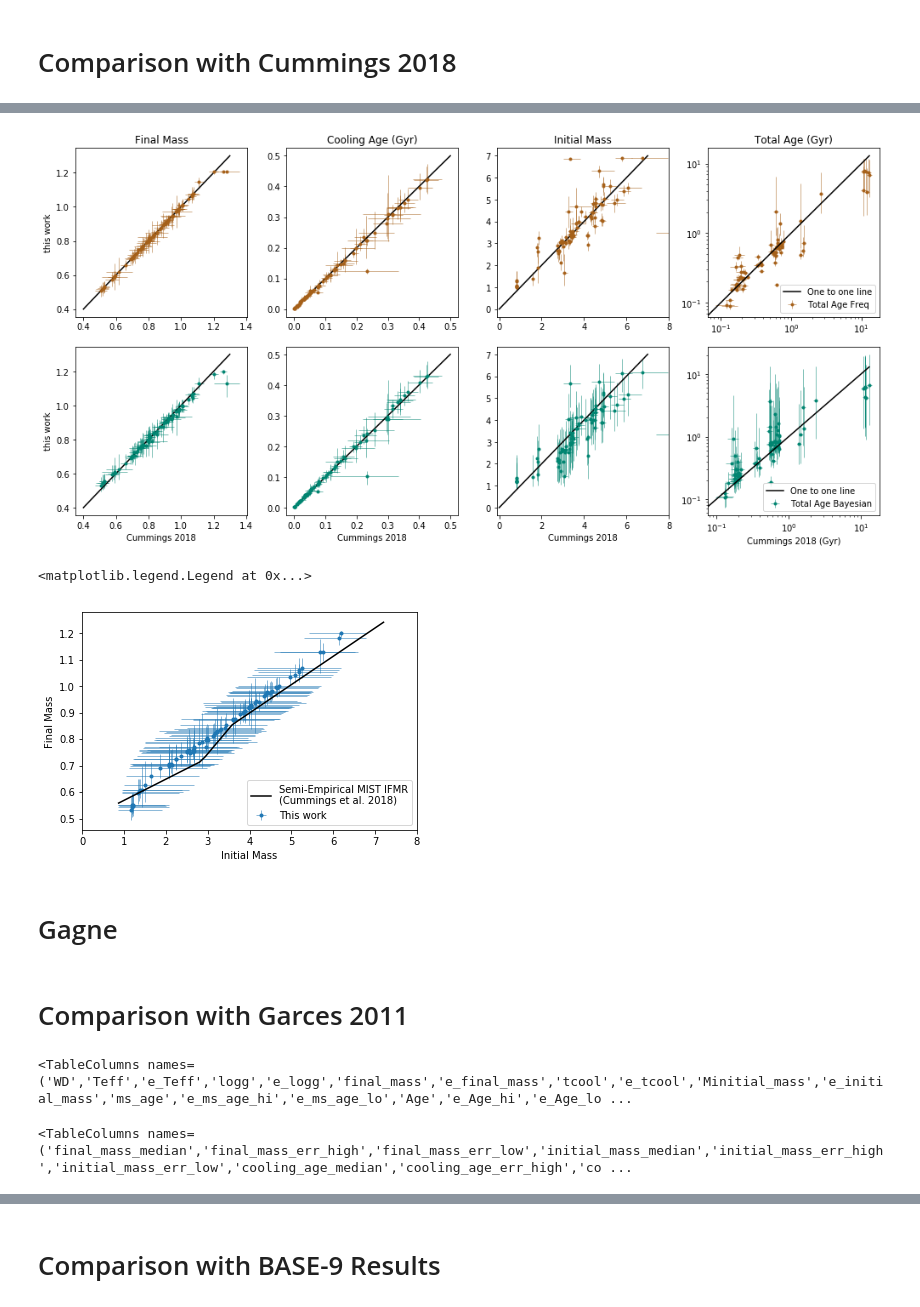
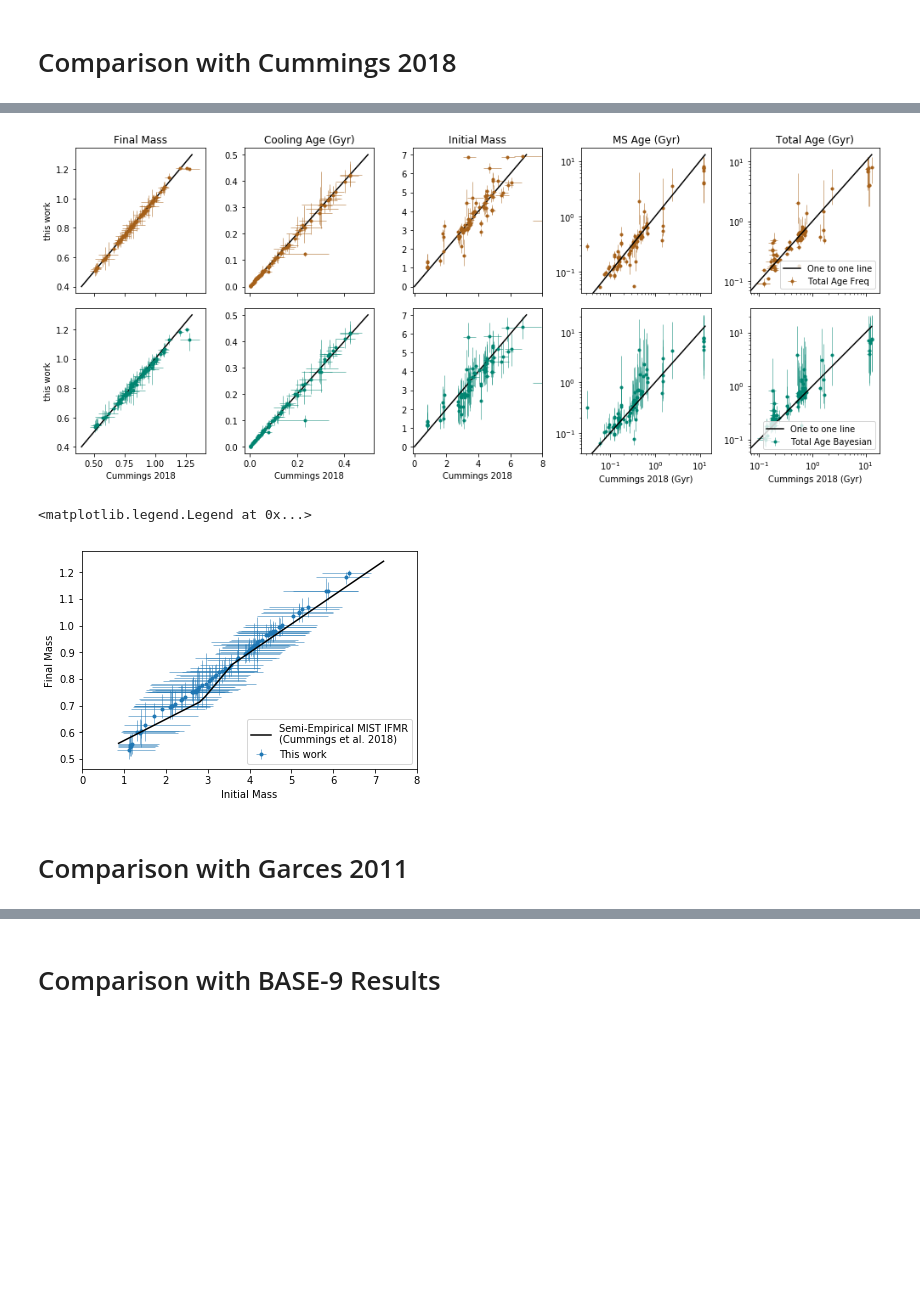
Before and after one commit to rkiman/wdwarfdate, a Jupyter notebook: Age_test.ipynb, the cells around one changed output, grey strips where cells are left out. Saved outputs shown, nothing was run; the diff lists cells and outputs as text; code cells hidden in the pictures; blank space fills up the shorter version.

```diff
--- a/Age_test.ipynb
+++ b/Age_test.ipynb
@@ -56,3 +56,4 @@ initial_mass_err_low = cummings_2018['Mi_mist_err_low']
 initial_mass_err_high = cummings_2018['Mi_mist_err_high']
 total_age = cummings_2018['Age_mist']*1e6
 total_age_err = cummings_2018['Age_mist_err']*1e6
+ms_age = cummings_2018['Age_mist']*1e6 - cummings_2018['Tcool']*1e6
@@ -65,13 +60,12 @@ plt.show()
 # %%
-result_cummings_2018_table_w_prior = Table.read('cummings_2018_results_bayesian.fits')
-cummings_2018_results_bayesian_w_delta_m = Table.read('cummings_2018_results_bayesian_w_delta_m.fits')
+cummings_2018_results_bayesian_w_delta_m = Table.read('results/cummings_2018_results_bayesian.fits')
 results_freq = wdwarfdate.calc_wd_age(teff,teff_err,logg,logg_err,n_mc=10000,vvcrit='0.0',return_distributions=True)
 # %%
 elinewidth = 0.5
 color1 = '#a6611a'
 color2 = '#018571'
 
-f,((ax1,ax2,ax3,ax4),(ax5,ax6,ax7,ax8)) = plt.subplots(2,4,figsize=(14,7))
+f,((ax1,ax2,ax3,ax9,ax4),(ax5,ax6,ax7,ax10,ax8)) = plt.subplots(2,5,figsize=(14,6),sharex='col')
 x = np.linspace(0.4,1.3)
 ax1.errorbar(final_mass,results_freq['final_mass_median'],
              xerr=final_mass_err,
@@ -128,40 +122,65 @@ ax7.plot(x,x,color='k',zorder=2)
 ax7.set_xlim(-0.1,8)
 ax7.set_xlabel('Cummings 2018')
 
+x = np.linspace(0,13)
+
+ax9.errorbar((ms_age)/1e9,results_freq['ms_age_median']/1e9,
+             yerr=(results_freq['ms_age_err_low']/1e9,
+                   results_freq['ms_age_err_high']/1e9),
+             zorder=2,fmt='.',
+             elinewidth = elinewidth, color = color1)
+ax9.plot(x,x,color='k',zorder=3,label='One to one line')
+ax9.set_yscale('log')
+ax9.set_xscale('log')
+ax9.set_title('MS Age (Gyr)')
+
+random_shift = np.random.rand(len(total_age))*total_age*0.2 - (total_age*0.2/2)
+ax10.errorbar((ms_age)/1e9,
+             cummings_2018_results_bayesian_w_delta_m['ms_age_median'],
+             yerr=(cummings_2018_results_bayesian_w_delta_m['ms_age_err_low'],
+                   cummings_2018_results_bayesian_w_delta_m['ms_age_err_high']),
+             fmt='.',
+             elinewidth = elinewidth, color = color2)
+
+ax10.plot(x,x,color='k',zorder=3,label='One to one line')
+ax10.set_xlabel('Cummings 2018 (Gyr)')
+ax10.set_yscale('log')
+ax10.set_xscale('log')
+
 
 random_shift = np.random.rand(len(total_age))*total_age*0.2 - (total_age*0.2/2)
 x = np.linspace(0,13)
 
 ax4.errorbar((total_age+random_shift)/1e9,results_freq['total_age_median']/1e9,
              xerr=total_age_err/1e9,
              yerr=(results_freq['total_age_err_low']/1e9,
                    results_freq['total_age_err_high']/1e9),
              label='Total Age Freq',zorder=2,fmt='.',
              elinewidth = elinewidth, color = color1)
 ax4.plot(x,x,color='k',zorder=3,label='One to one line')
 ax4.legend(loc=4)
 ax4.set_yscale('log')
 ax4.set_xscale('log')
 ax4.set_title('Total Age (Gyr)')
 
 random_shift = np.random.rand(len(total_age))*total_age*0.2 - (total_age*0.2/2)
 ax8.errorbar((total_age+random_shift)/1e9,
              cummings_2018_results_bayesian_w_delta_m['total_age_median'],
              xerr=total_age_err/1e9,
              yerr=(cummings_2018_results_bayesian_w_delta_m['total_age_err_low'],
                    cummings_2018_results_bayesian_w_delta_m['total_age_err_high']),
              label='Total Age Bayesian',fmt='.',
              elinewidth = elinewidth, color = color2)
 
 ax8.plot(x,x,color='k',zorder=3,label='One to one line')
 ax8.legend(loc=4)
 ax8.set_xlabel('Cummings 2018 (Gyr)')
 ax8.set_yscale('log')
 ax8.set_xscale('log')
 
 plt.tight_layout()
 # %% [output]
-[figure, old version]
+[figure, new version]
 # %%
 elinewidth = 0.5
 x = np.linspace(0.87,7.20)
@@ -180,6 +199,4 @@ plt.xlim(0,8)
 plt.legend(loc=4)
 # %% [output]
 <matplotlib.legend.Legend at 0x...>
-[figure, old version]
+[figure, new version]
-# %% [markdown]
-# Gagne
@@ -206,11 +215,3 @@ result_garces2011_table = Table.read('Garces2011_results_bayesian_w_delta_m.fits
-# %%
-garces2011.columns
-# %% [output]
-<TableColumns names=('WD','Teff','e_Teff','logg','e_logg','final_mass','e_final_mass','tcool','e_tcool','Minitial_mass','e_initial_mass','ms_age','e_ms_age_hi','e_ms_age_lo','Age','e_Age_hi','e_Age_lo ...
-# %%
-result_garces2011_freq.columns
-# %% [output]
-<TableColumns names=('final_mass_median','final_mass_err_high','final_mass_err_low','initial_mass_median','initial_mass_err_high','initial_mass_err_low','cooling_age_median','cooling_age_err_high','co ...
 # %%
 elinewidth = 0.5
 color1 = '#a6611a'
```
Also changed, not shown: parts of 6 cells of this notebook.
